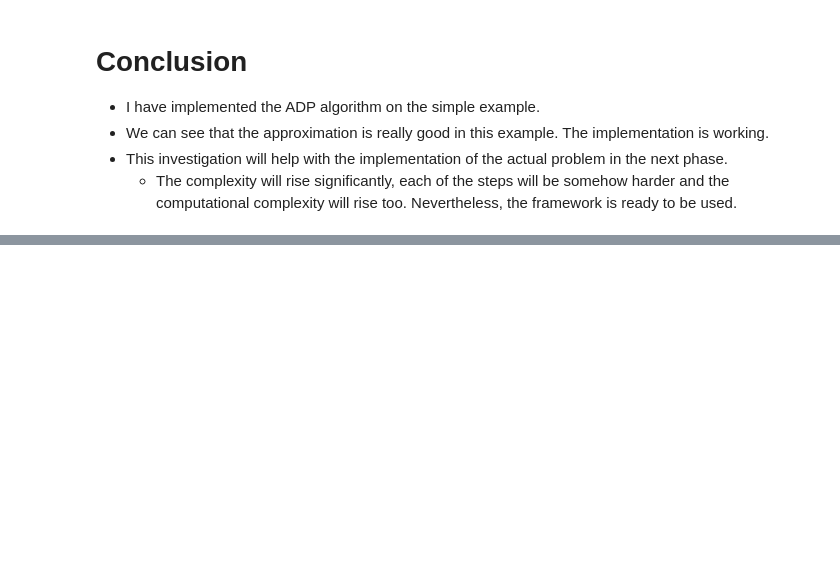
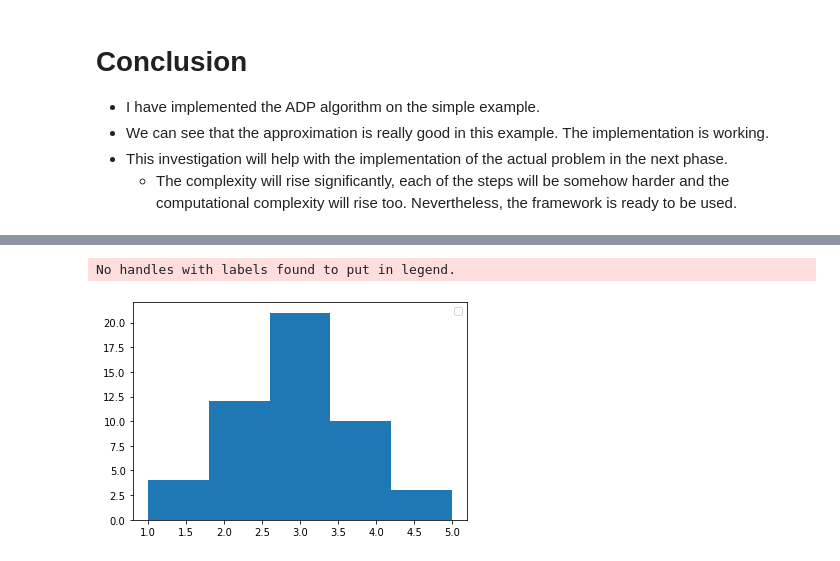
Before and after one commit to Filip-Rolenec/MT, a Jupyter notebook: MTpython/Code investigations/ADP programs /ADP algorithm - investigation.ipynb, the cells around one changed output, grey strips where cells are left out. Cells and saved outputs as stored; diff of their text form; code cells hidden in the pictures; blank space fills up the shorter version.

```diff
--- a/MTpython/Code investigations/ADP programs /ADP algorithm - investigation.ipynb
+++ b/MTpython/Code investigations/ADP programs /ADP algorithm - investigation.ipynb
@@ -266,0 +323,4 @@ array([106.69024172, 113.28469842, 113.22032903])
+# %%
+prob_down = 0.04
+prob_up = 0.08
+zero_prob = 1 - prob_down - prob_up
@@ -266,0 +382,7 @@ array([106.69024172, 113.28469842, 113.22032903])
+# %%
+epoch = 50
+# %%
+def get_gov_samples(epoch, prob_up, prob_down, sample_size):
+    exp_gov_policy = 1+(prob_up-prob_down)*epoch
+    raw_random_policies = np.random.normal(exp_gov_policy, 1, sample_size)
+    return clean_policy_distribution(raw_random_policies)
@@ -266,0 +400,9 @@ array([106.69024172, 113.28469842, 113.22032903])
+# %%
+clean_policies = get_gov_samples(35, prob_up, prob_down, sample_size)
+# %%
+plt.hist(clean_policies, bins = 5)
+plt.legend()
+plt.show()
+# %% [output]
+No handles with labels found to put in legend.
+[figure, added]
```
Also changed, not shown: parts of 54 cells of this notebook, 13 other files.
